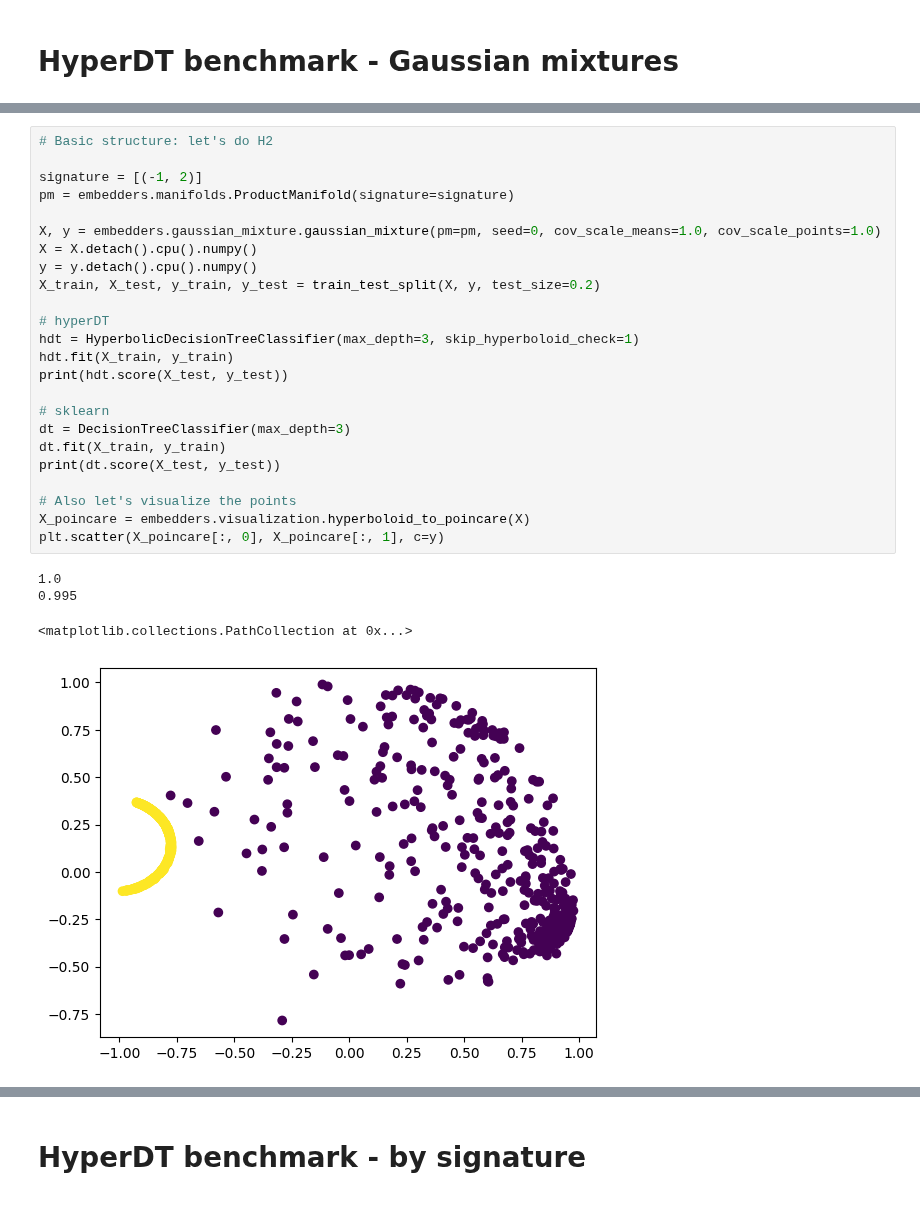
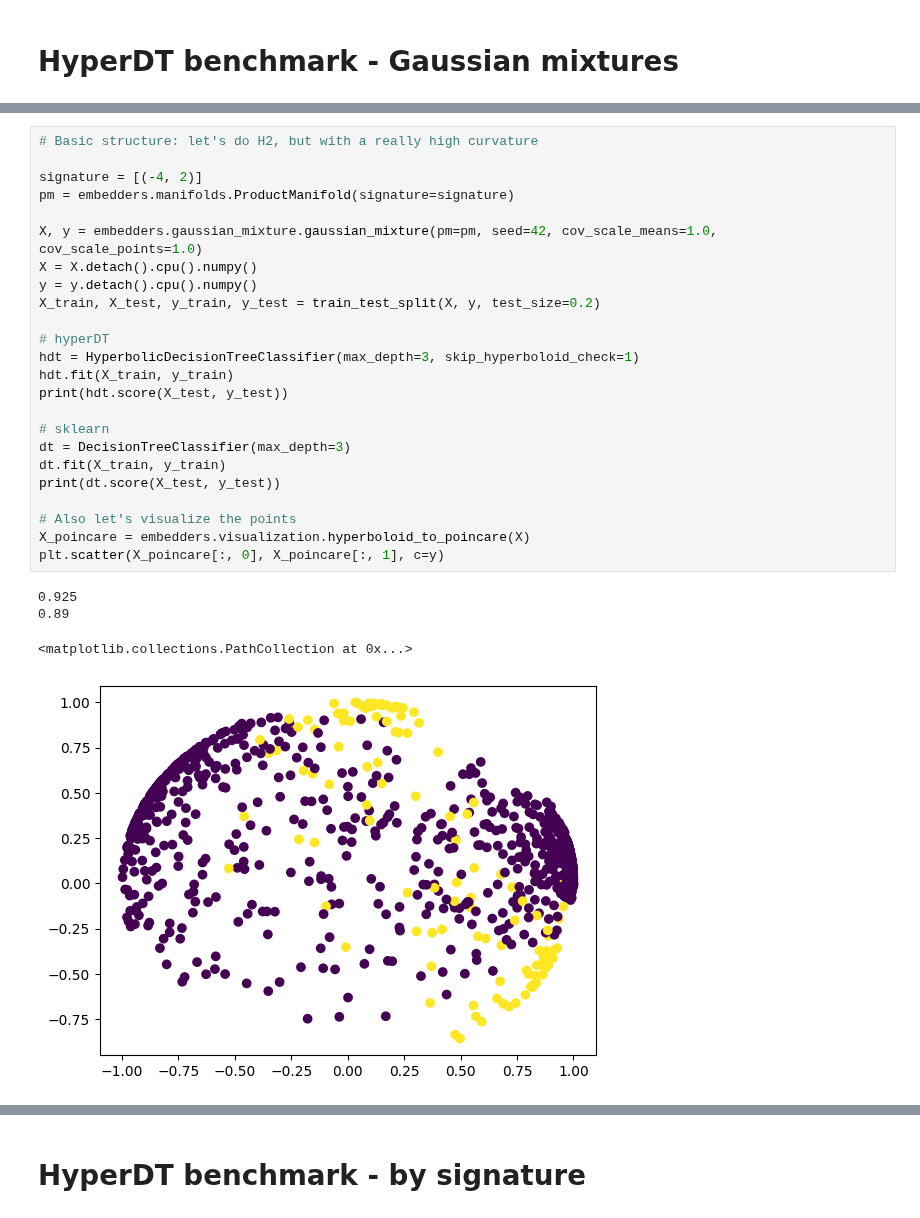
Before and after one commit to qc2321/embedders, a Jupyter notebook: notebooks/7_pc_gaussian_mixture.ipynb, the cells around one changed output, grey strips where cells are left out. Drawn from its saved outputs; the diff is of its cells as text.

```diff
--- a/notebooks/7_pc_gaussian_mixture.ipynb
+++ b/notebooks/7_pc_gaussian_mixture.ipynb
@@ -53,29 +35,29 @@ from sklearn.model_selection import train_test_split
 # %%
-# Basic structure: let's do H2
+# Basic structure: let's do H2, but with a really high curvature
 
-signature = [(-1, 2)]
+signature = [(-4, 2)]
 pm = embedders.manifolds.ProductManifold(signature=signature)
 
-X, y = embedders.gaussian_mixture.gaussian_mixture(pm=pm, seed=0, cov_scale_means=1.0, cov_scale_points=1.0)
+X, y = embedders.gaussian_mixture.gaussian_mixture(pm=pm, seed=42, cov_scale_means=1.0, cov_scale_points=1.0)
 X = X.detach().cpu().numpy()
 y = y.detach().cpu().numpy()
 X_train, X_test, y_train, y_test = train_test_split(X, y, test_size=0.2)
 
 # hyperDT
 hdt = HyperbolicDecisionTreeClassifier(max_depth=3, skip_hyperboloid_check=1)
 hdt.fit(X_train, y_train)
 print(hdt.score(X_test, y_test))
 
 # sklearn
 dt = DecisionTreeClassifier(max_depth=3)
 dt.fit(X_train, y_train)
 print(dt.score(X_test, y_test))
 
 # Also let's visualize the points
 X_poincare = embedders.visualization.hyperboloid_to_poincare(X)
 plt.scatter(X_poincare[:, 0], X_poincare[:, 1], c=y)
 # %% [output]
-1.0
-0.995
+0.925
+0.89
 <matplotlib.collections.PathCollection at 0x...>
-[figure, old version]
+[figure, new version]
```
Also changed, not shown: parts of 13 cells of this notebook, 16 other files.
